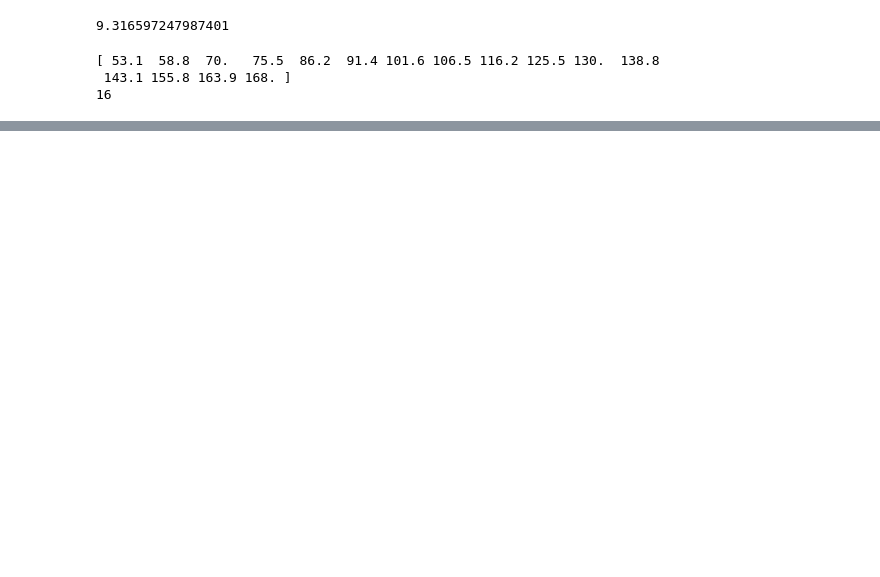
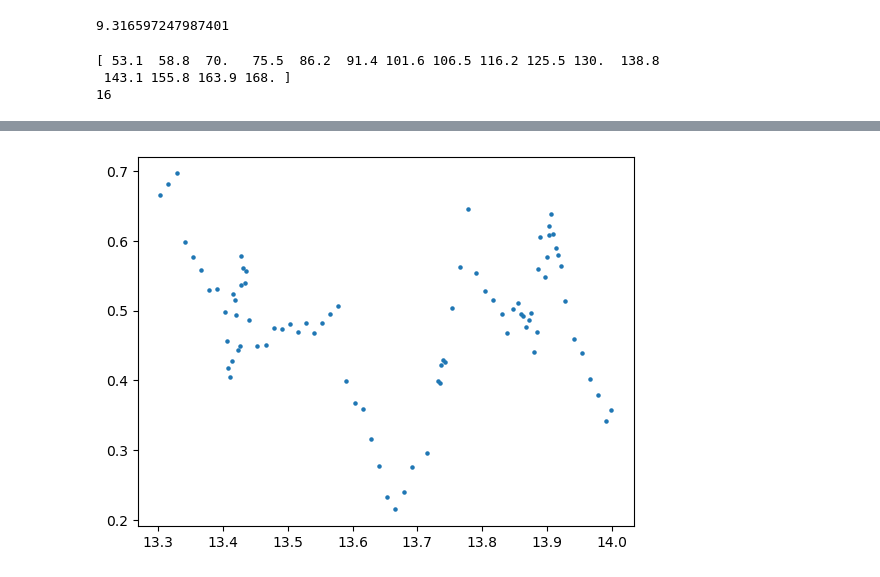
Before and after one commit to peytaguo/automated-resonance-analysis, a Jupyter notebook: resonance_fitting.ipynb, the cells around one changed output, grey strips where cells are left out. Saved outputs shown, nothing was run; the diff lists cells and outputs as text; code cells hidden in the pictures; blank space fills up the shorter version.

Commit message:
Implement cross section window extractor

```diff
--- a/resonance_fitting.ipynb
+++ b/resonance_fitting.ipynb
@@ -49,0 +75,23 @@ clusters_dp_chosen = functions.get_clusters_dp(all_cs, 0.001, 0.005)
+# %%
+angles = list(all_cs.keys())
+
+#all_cs[angles[0]].keys() -> 'ke', 'sigma', 'dsigma'
+
+sigma_531 = all_cs[angles[0]]['sigma']
+ke_531 = all_cs[angles[0]]['ke']
+
+E_min, E_max = 13, 14
+
+mask = (ke_531 >= E_min) & (ke_531 <= E_max)
+
+E_window = ke_531[mask]
+sigma_window = sigma_531[mask]
+
+plt.scatter(
+    E_window,
+    sigma_window,
+    s=5
+)
+plt.show()
+# %% [output]
+[figure, added]
```
Also changed, not shown: parts of 4 cells of this notebook, 1 other file.
